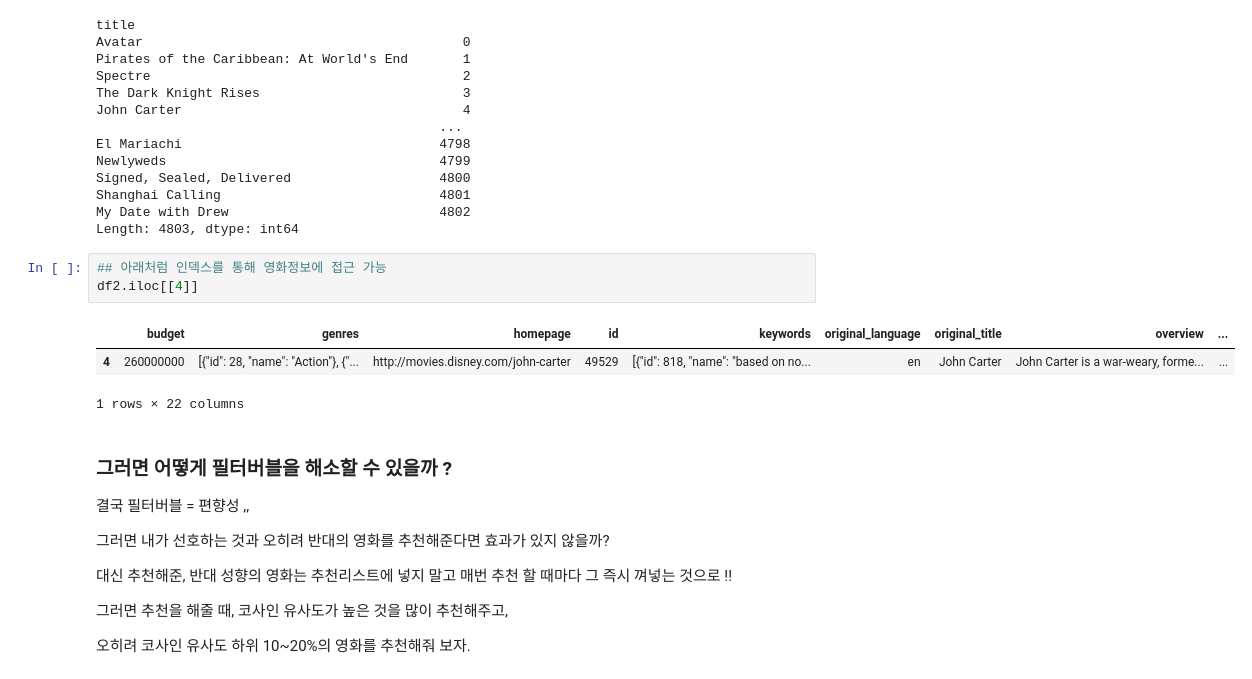
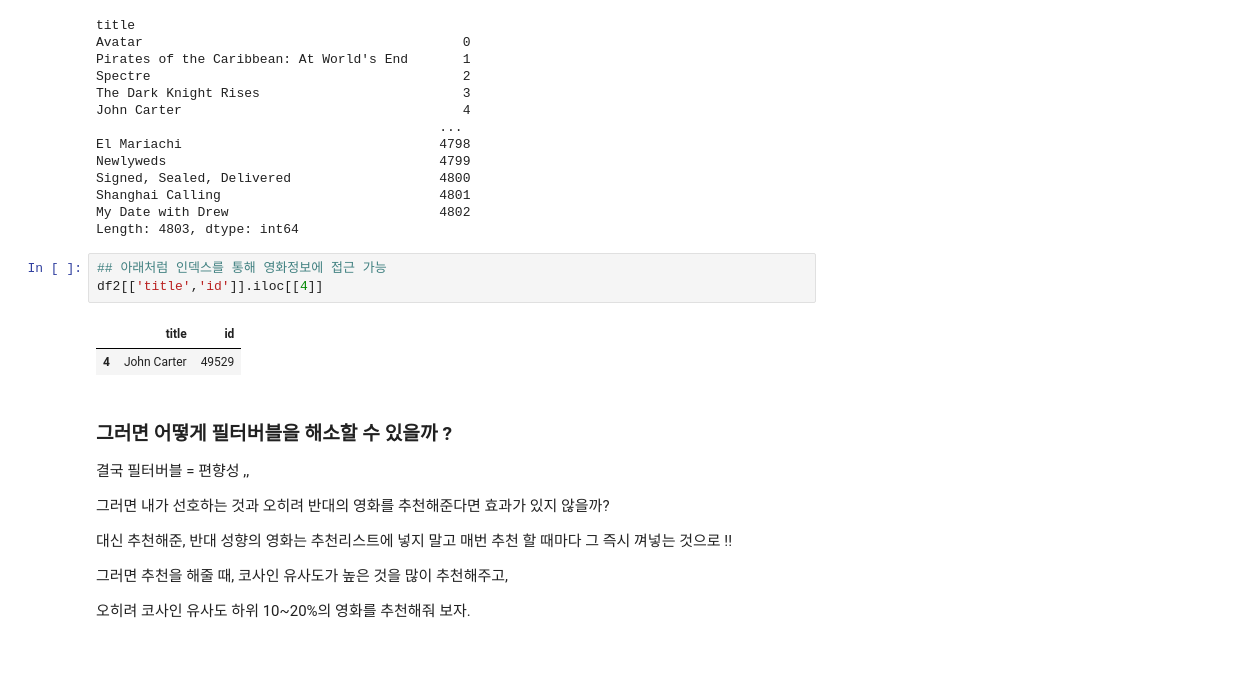
Before and after one commit to journey-ji/MovieAdvisor, a Jupyter notebook: exp/Contents-based-Filtering.ipynb, the cells around one changed output. Cells and saved outputs as stored; diff of their text form.

```diff
--- a/exp/Contents-based-Filtering.ipynb
+++ b/exp/Contents-based-Filtering.ipynb
@@ -200,11 +200,10 @@ My Date with Drew                           4802
 Length: 4803, dtype: int64
 # %%
 ## 아래처럼 인덱스를 통해 영화정보에 접근 가능
-df2.iloc[[4]]
+df2[['title','id']].iloc[[4]]
 # %% [output]
-|  | budget | genres | homepage | id | keywords | original_language | original_title | overview | ... |
-| 4 | 260000000 | [{"id": 28, "name": "Action"}, {"... | http://movies.disney.com/john-carter | 49529 | [{"id": 818, "name": "based on no... | en | John Carter | John Carter is a war-weary, forme... | ... |
+|  | title | id |
+| 4 | John Carter | 49529 |
-1 rows × 22 columns
 # %% [markdown]
 ### 그러면 어떻게 필터버블을 해소할 수 있을까 ?
 
```
Also changed, not shown: parts of 1 cell of this notebook, 4 other files.
